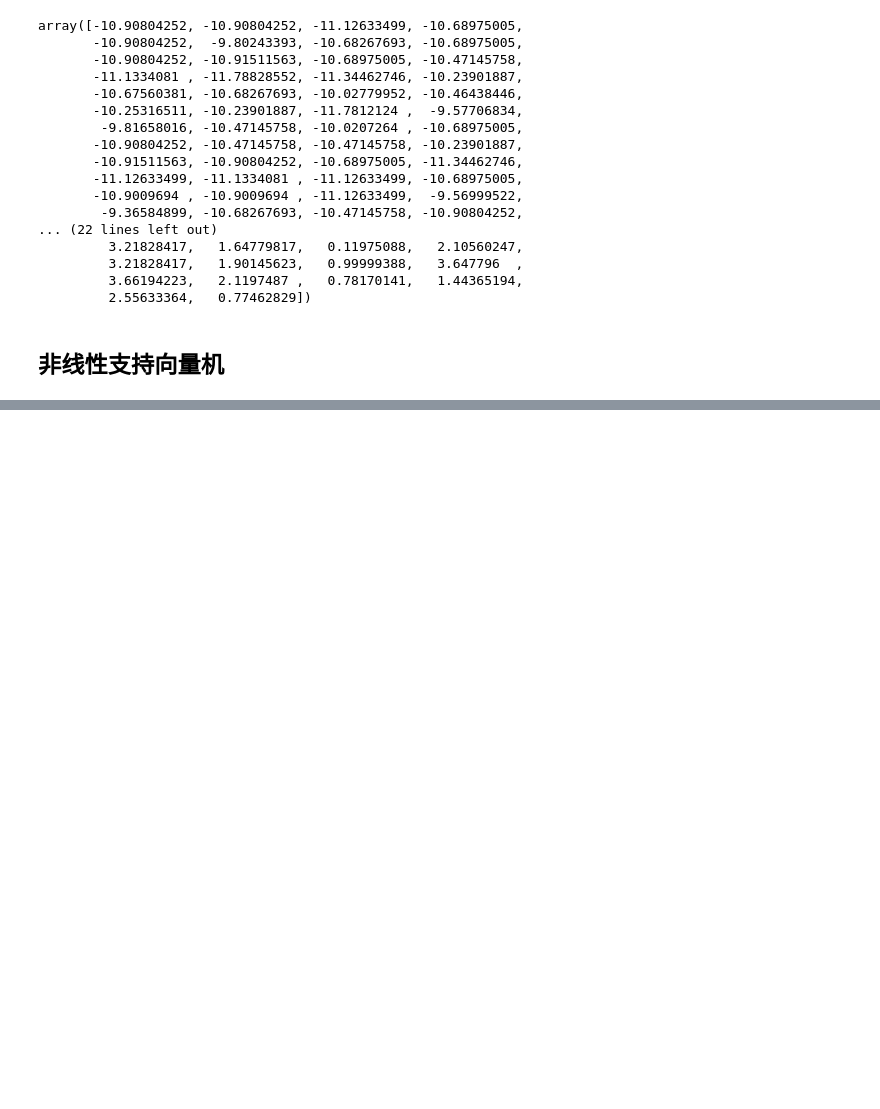
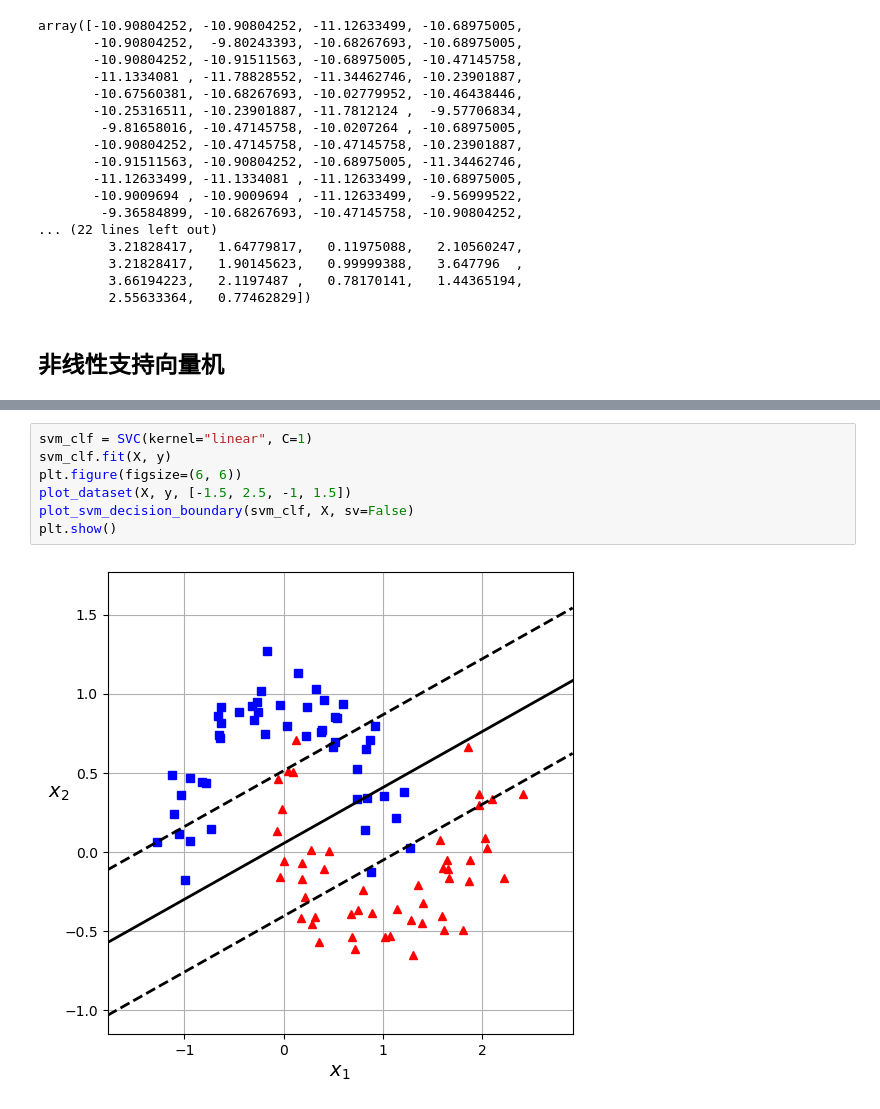
Before and after one commit to AshgardDev/homemade-machine-learning, a Jupyter notebook: homemade/svm/svm.ipynb, the cells around one changed output, grey strips where cells are left out. Drawn from its saved outputs; the diff is of its cells as text; blank space fills up the shorter version.

```diff
--- a/homemade/svm/svm.ipynb
+++ b/homemade/svm/svm.ipynb
@@ -804,0 +851,9 @@ array([-10.90804252, -10.90804252, -11.12633499, -10.68975005,
+# %%
+svm_clf = SVC(kernel="linear", C=1)
+svm_clf.fit(X, y)
+plt.figure(figsize=(6, 6))
+plot_dataset(X, y, [-1.5, 2.5, -1, 1.5])
+plot_svm_decision_boundary(svm_clf, X, sv=False)
+plt.show()
+# %% [output]
+[figure, added]
```
Also changed, not shown: parts of 14 cells of this notebook, 2 other files.
